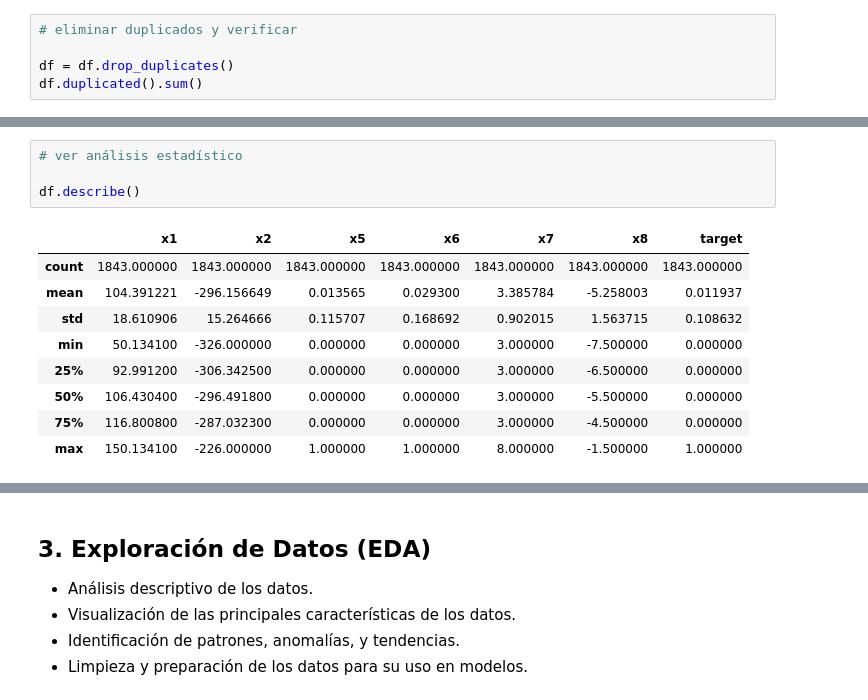
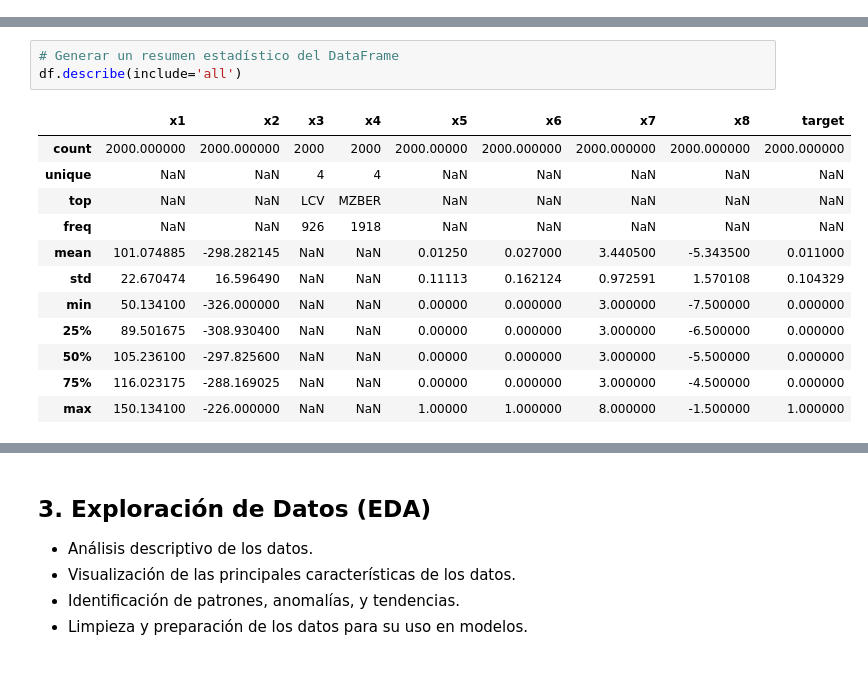
Before and after one commit to vcanalesp/ds_caja_andes, a Jupyter notebook: code/solution.ipynb, the cells around one changed output, grey strips where cells are left out. Drawn from its saved outputs; the diff is of its cells as text; blank space fills up the shorter version.

```diff
--- a/code/solution.ipynb
+++ b/code/solution.ipynb
@@ -105,5 +82,0 @@ df.duplicated().sum()
-# %%
-# eliminar duplicados y verificar
-
-df = df.drop_duplicates()
-df.duplicated().sum()
@@ -133,14 +118,16 @@ memory usage: 144.0+ KB
 # %%
-# ver análisis estadístico
-
-df.describe()
+# Generar un resumen estadístico del DataFrame
+df.describe(include='all')
 # %% [output]
-|  | x1 | x2 | x5 | x6 | x7 | x8 | target |
-| count | 1843.000000 | 1843.000000 | 1843.000000 | 1843.000000 | 1843.000000 | 1843.000000 | 1843.000000 |
-| mean | 104.391221 | -296.156649 | 0.013565 | 0.029300 | 3.385784 | -5.258003 | 0.011937 |
-| std | 18.610906 | 15.264666 | 0.115707 | 0.168692 | 0.902015 | 1.563715 | 0.108632 |
-| min | 50.134100 | -326.000000 | 0.000000 | 0.000000 | 3.000000 | -7.500000 | 0.000000 |
-| 25% | 92.991200 | -306.342500 | 0.000000 | 0.000000 | 3.000000 | -6.500000 | 0.000000 |
-| 50% | 106.430400 | -296.491800 | 0.000000 | 0.000000 | 3.000000 | -5.500000 | 0.000000 |
-| 75% | 116.800800 | -287.032300 | 0.000000 | 0.000000 | 3.000000 | -4.500000 | 0.000000 |
-| max | 150.134100 | -226.000000 | 1.000000 | 1.000000 | 8.000000 | -1.500000 | 1.000000 |
+|  | x1 | x2 | x3 | x4 | x5 | x6 | x7 | x8 | target |
+| count | 2000.000000 | 2000.000000 | 2000 | 2000 | 2000.00000 | 2000.000000 | 2000.000000 | 2000.000000 | 2000.000000 |
+| unique | NaN | NaN | 4 | 4 | NaN | NaN | NaN | NaN | NaN |
+| top | NaN | NaN | LCV | MZBER | NaN | NaN | NaN | NaN | NaN |
+| freq | NaN | NaN | 926 | 1918 | NaN | NaN | NaN | NaN | NaN |
+| mean | 101.074885 | -298.282145 | NaN | NaN | 0.01250 | 0.027000 | 3.440500 | -5.343500 | 0.011000 |
+| std | 22.670474 | 16.596490 | NaN | NaN | 0.11113 | 0.162124 | 0.972591 | 1.570108 | 0.104329 |
+| min | 50.134100 | -326.000000 | NaN | NaN | 0.00000 | 0.000000 | 3.000000 | -7.500000 | 0.000000 |
+| 25% | 89.501675 | -308.930400 | NaN | NaN | 0.00000 | 0.000000 | 3.000000 | -6.500000 | 0.000000 |
+| 50% | 105.236100 | -297.825600 | NaN | NaN | 0.00000 | 0.000000 | 3.000000 | -5.500000 | 0.000000 |
+| 75% | 116.023175 | -288.169025 | NaN | NaN | 0.00000 | 0.000000 | 3.000000 | -4.500000 | 0.000000 |
+| max | 150.134100 | -226.000000 | NaN | NaN | 1.00000 | 1.000000 | 8.000000 | -1.500000 | 1.000000 |
```
Also changed, not shown: parts of 20 cells of this notebook.
